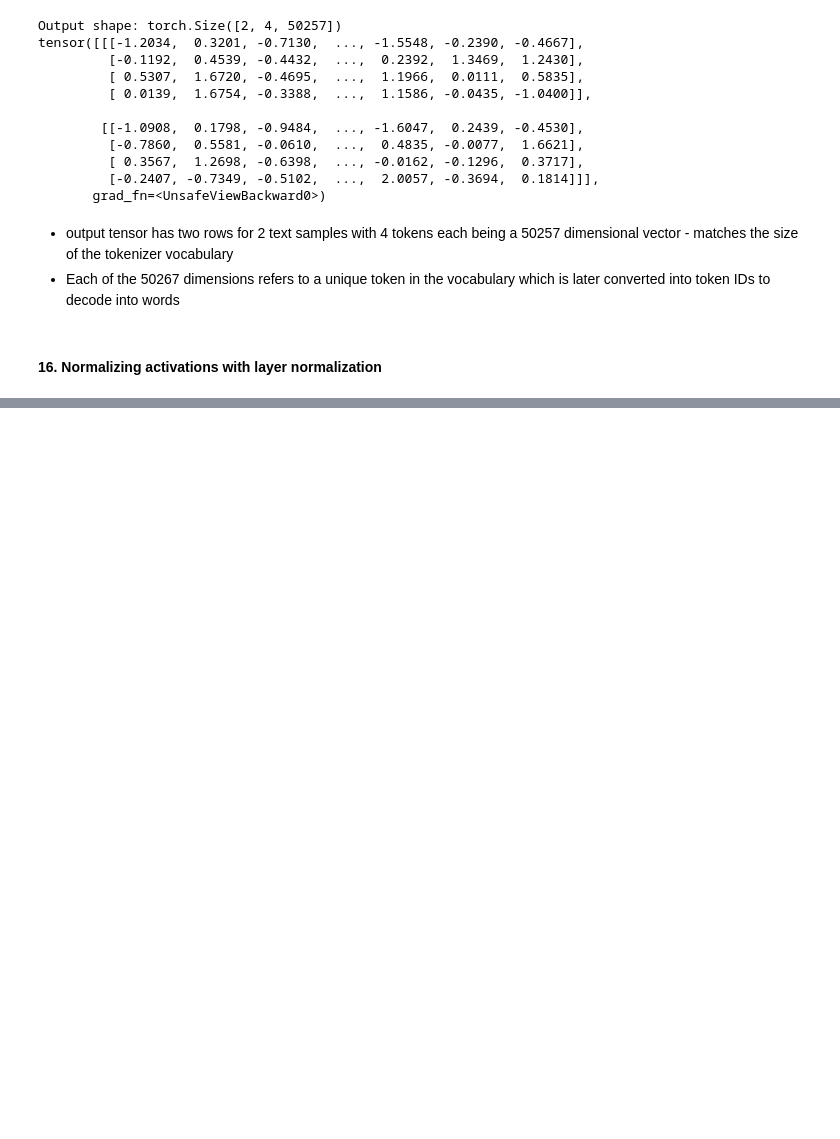
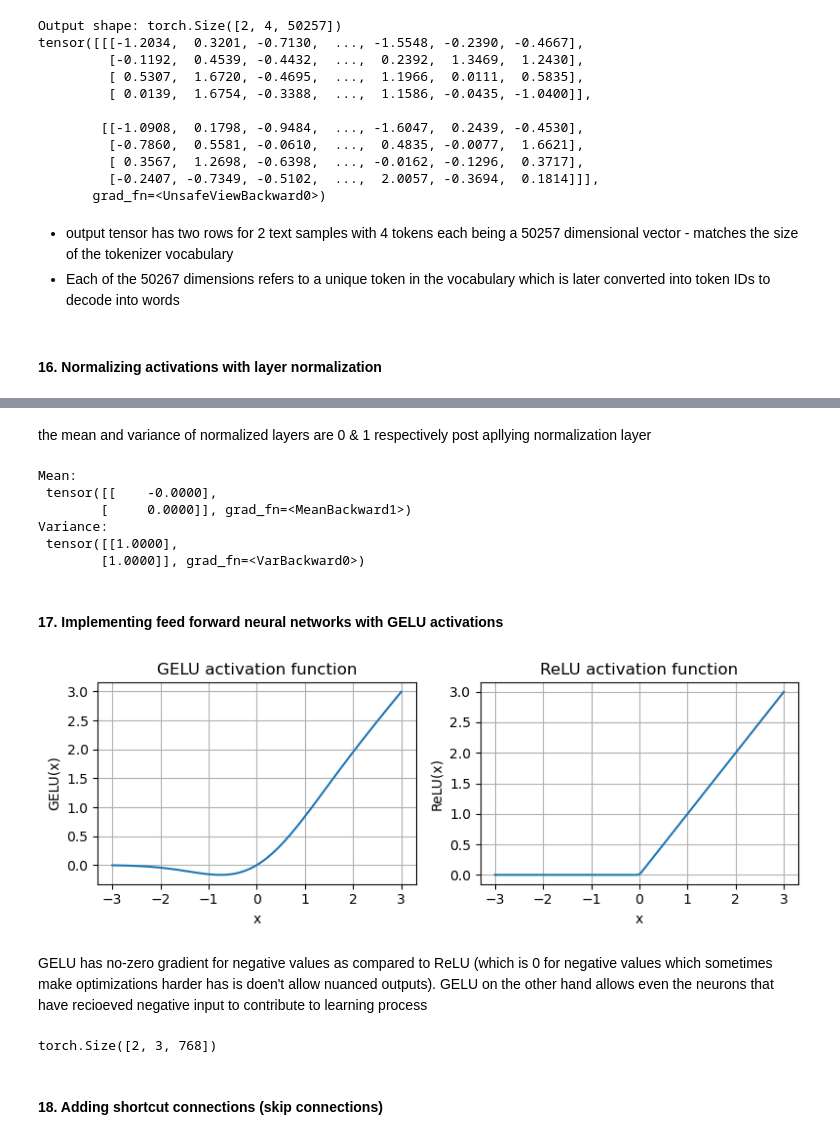
Before and after one commit to Surya8Singh/Portfolio_Projects, a Jupyter notebook: Building-LLMs-from-Scratch/GPT-from-Scratch.ipynb, the cells around one changed output, grey strips where cells are left out. Drawn from its saved outputs; the diff is of its cells as text; code cells hidden in the pictures; blank space fills up the shorter version.

Commit message:
Implementing GPT components: Layer Normalization, GELU activation, Feed Forward Network, Shortcut connections

```diff
--- a/Building-LLMs-from-Scratch/GPT-from-Scratch.ipynb
+++ b/Building-LLMs-from-Scratch/GPT-from-Scratch.ipynb
@@ -1084,0 +1148,2 @@ tensor([[[-1.2034,  0.3201, -0.7130,  ..., -1.5548, -0.2390, -0.4667],
+# %% [markdown]
+the mean and variance of normalized layers are 0 & 1 respectively post apllying normalization layer
@@ -1084,0 +1164,17 @@ tensor([[[-1.2034,  0.3201, -0.7130,  ..., -1.5548, -0.2390, -0.4667],
+# %%
+#applying layer norm to batch input
+ln = LayerNorm(emb_dim = 5)
+out_ln = ln(batch_example)
+mean = out_ln.mean(dim = -1, keepdim = True)
+var = out_ln.var(dim = -1, unbiased = False, keepdim = True)
+print("Mean:\n", mean)
+print("Variance:\n", var)
+# %% [output]
+Mean:
+ tensor([[    -0.0000],
+        [     0.0000]], grad_fn=<MeanBackward1>)
+Variance:
+ tensor([[1.0000],
+        [1.0000]], grad_fn=<VarBackward0>)
+# %% [markdown]
+#### 17. Implementing feed forward neural networks with GELU activations
@@ -1084,0 +1188,23 @@ tensor([[[-1.2034,  0.3201, -0.7130,  ..., -1.5548, -0.2390, -0.4667],
+# %%
+import matplotlib.pyplot as plt
+import torch
+import torch.nn as nn
+
+gelu, relu = nn.GELU(), nn.ReLU()
+x = torch.linspace(-3, 3, 100)  # A
+y_gelu, y_relu = gelu(x), relu(x)
+
+plt.figure(figsize=(8,3))
+for i, (y, label) in enumerate(zip([y_gelu, y_relu], ["GELU", "ReLU"])):
+    plt.subplot(1, 2, i+1)
+    plt.plot(x, y)
+    plt.title(f"{label} activation function")
+    plt.xlabel("x")
+    plt.ylabel(f"{label}(x)")
+    plt.grid(True)
+plt.tight_layout()
+plt.show()
+# %% [output]
+[figure, added]
+# %% [markdown]
+GELU has no-zero gradient for negative values as compared to ReLU (which is 0 for negative values which sometimes make optimizations harder has is doen't allow nuanced outputs). GELU on the other hand allows even the neurons that have recioeved negative input to contribute to learning process
@@ -1084,0 +1224,10 @@ tensor([[[-1.2034,  0.3201, -0.7130,  ..., -1.5548, -0.2390, -0.4667],
+# %%
+#initializing FeedForward class with batch size of 2, token 3 and embedding size 768
+ffn = FeedForward(GPT_CONFIG_124M)
+x = torch.rand(2, 3, 768) #A
+out = ffn(x)
+print(out.shape)
+# %% [output]
+torch.Size([2, 3, 768])
+# %% [markdown]
+#### 18. Adding shortcut connections (skip connections)
```
Also changed, not shown: parts of 12 cells of this notebook.
